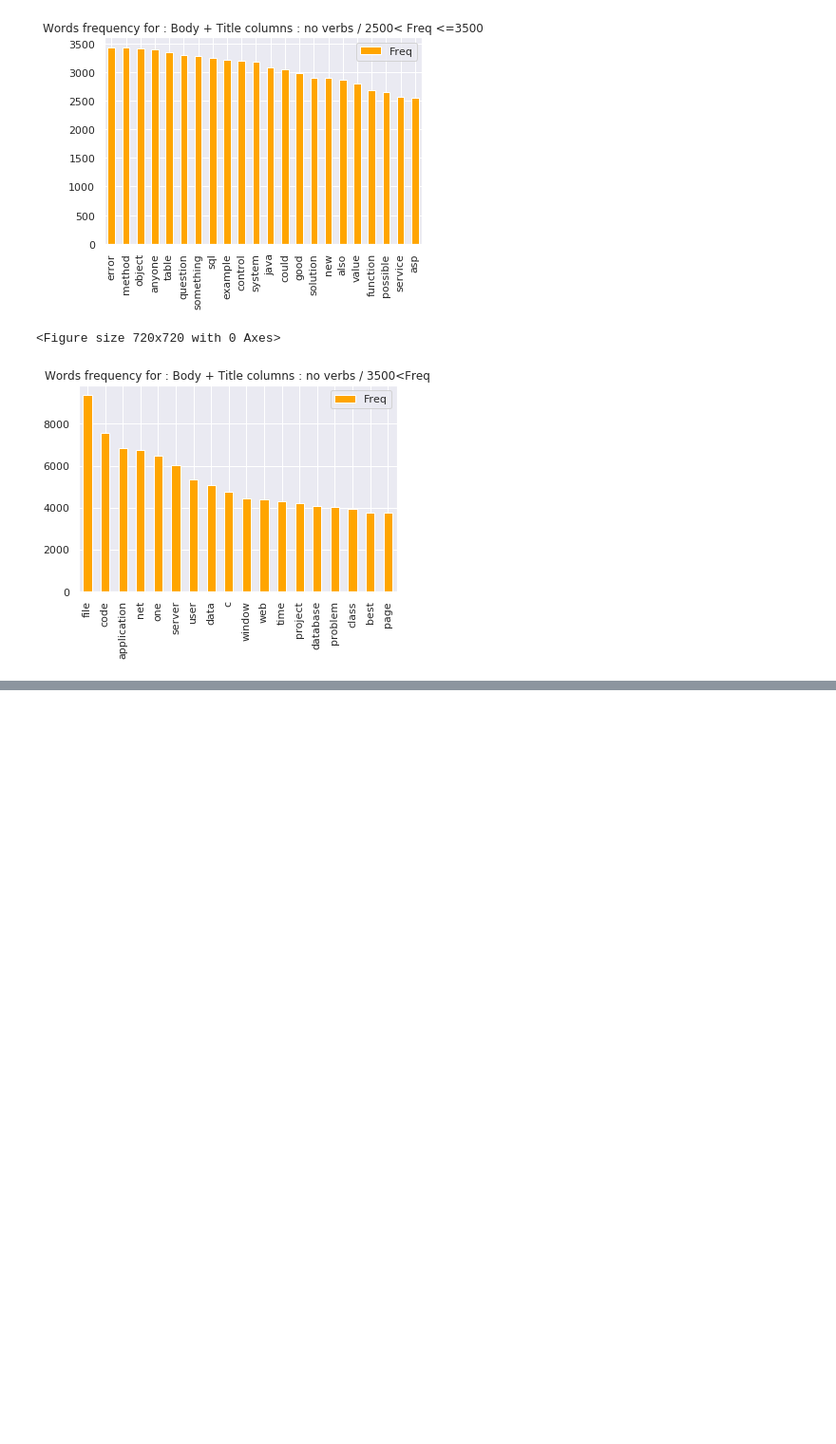
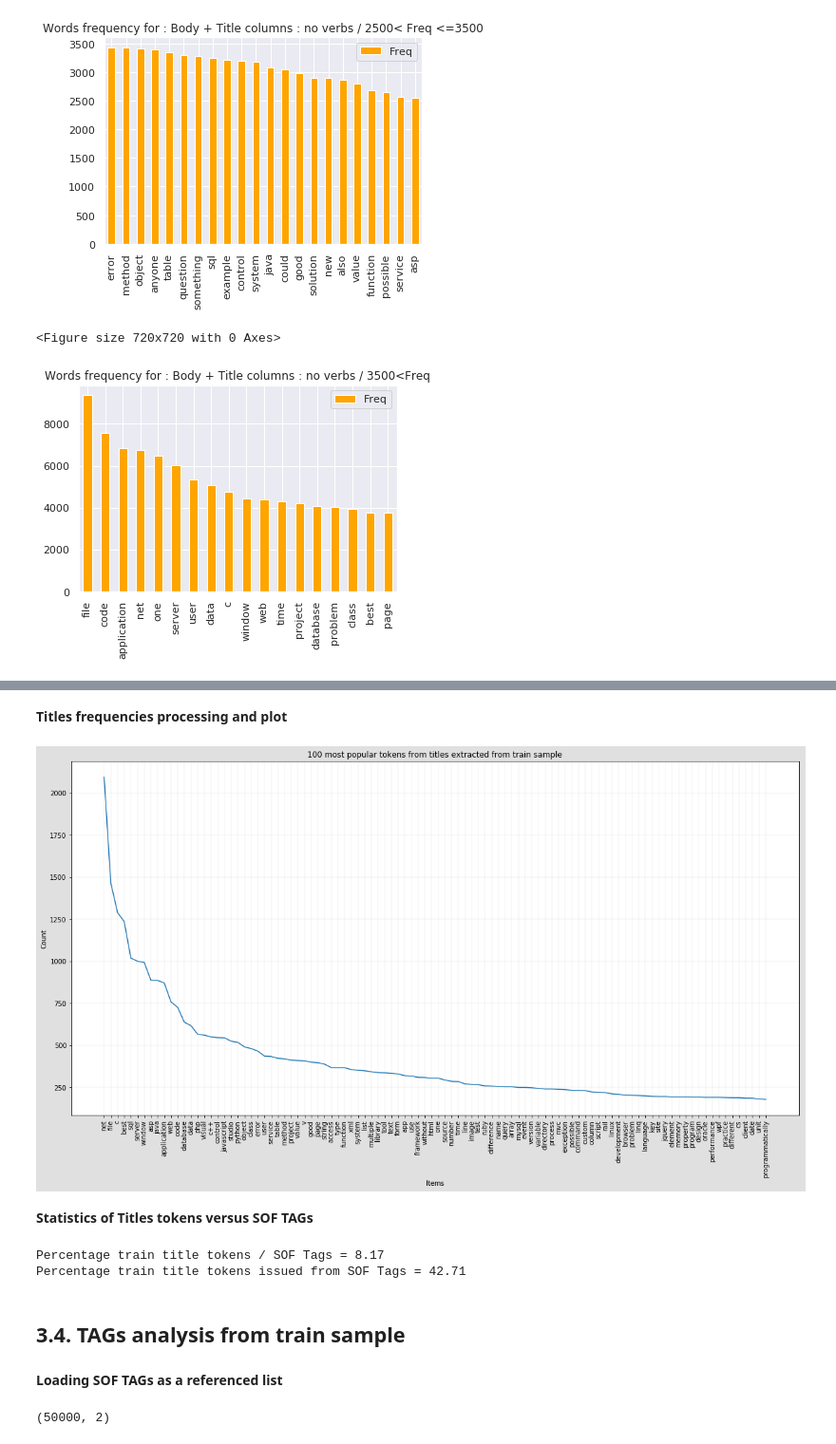
Before and after one commit to dataforcast/OC_Datascientist, a Jupyter notebook: P6/P6_DataAnalysis.ipynb, the cells around one changed output, grey strips where cells are left out. Shown at 95% size. Cells and saved outputs as stored; diff of their text form; code cells hidden in the pictures; blank space fills up the shorter version.

```diff
--- a/P6/P6_DataAnalysis.ipynb
+++ b/P6/P6_DataAnalysis.ipynb
@@ -213,0 +219,5 @@ p6_util_plot.dict_plot_frequency(freq_body_train, "Body + Title columns : no ver
+# %%
+import pandas as pd
+file_name="./data/train_StackOverFlow_BodyTitleTags.csv"
+ser_sof_title=pd.read_csv(file_name)['Title']
+ser_sof_title.shape
@@ -213,0 +228,3 @@ p6_util_plot.dict_plot_frequency(freq_body_train, "Body + Title columns : no ver
+# %%
+import p6_util
+ser_title_train = p6_util.p6_df_standardization(ser_sof_title)
@@ -213,0 +243,51 @@ p6_util_plot.dict_plot_frequency(freq_body_train, "Body + Title columns : no ver
+# %% [markdown]
+**Titles frequencies processing and plot**
+# %%
+import p6_util
+import pandas as pd
+
+dict_title_train = ser_title_train.to_dict()
+freq_title_train = p6_util.compute_frequency_sentence(dict_title_train, token_mode='nltk')
+
+dict_word = dict()
+dict_count = dict()
+index =0
+for tuple_item in freq_title_train.items():
+    dict_word[index] = tuple_item[0]
+    dict_count[index] = tuple_item[1]
+    index += 1
+
+df_word = pd.DataFrame.from_dict( dict_word, orient='index')
+df_count = pd.DataFrame.from_dict( dict_count, orient='index')
+
+df_word_count = pd.DataFrame({'Name':df_word[0],"Count":df_count[0]})
+# %%
+import p6_util_plot
+
+item_count=100
+title = str(item_count)+" most popular tokens from titles extracted from train sample"
+p6_util_plot.ser_item_occurency_plot(df_word_count.Name,df_word_count.Count,item_count, title)
+# %% [output]
+[figure, added]
+# %% [markdown]
+**Statistics of Titles tokens versus SOF TAGs**
+# %%
+intersection_count = len(set(list_sof_tag).intersection(df_word_count.Name.tolist()))
+reftags_count = len(list_sof_tag)
+print("Percentage train title tokens / SOF Tags = {0:1.2F}".format(100*intersection_count/reftags_count))
+print("Percentage train title tokens issued from SOF Tags = {0:1.2F}".format(100*intersection_count/len(df_word_count.Name.tolist())))
+# %% [output]
+Percentage train title tokens / SOF Tags = 8.17
+Percentage train title tokens issued from SOF Tags = 42.71
+# %% [markdown]
+## <font color='blus'>3.4. TAGs analysis from train sample</font>
+# %% [markdown]
+**Loading SOF TAGs as a referenced list**
+# %%
+import pandas as pd
+file_name="./data/StackOverFlowTags.csv"
+df_sof_tags=pd.read_csv(file_name)
+print(df_sof_tags.shape)
+list_sof_tag = df_sof_tags.TagName.tolist( )
+# %% [output]
+(50000, 2)
```
Also changed, not shown: parts of 25 cells of this notebook, 6 other files.
